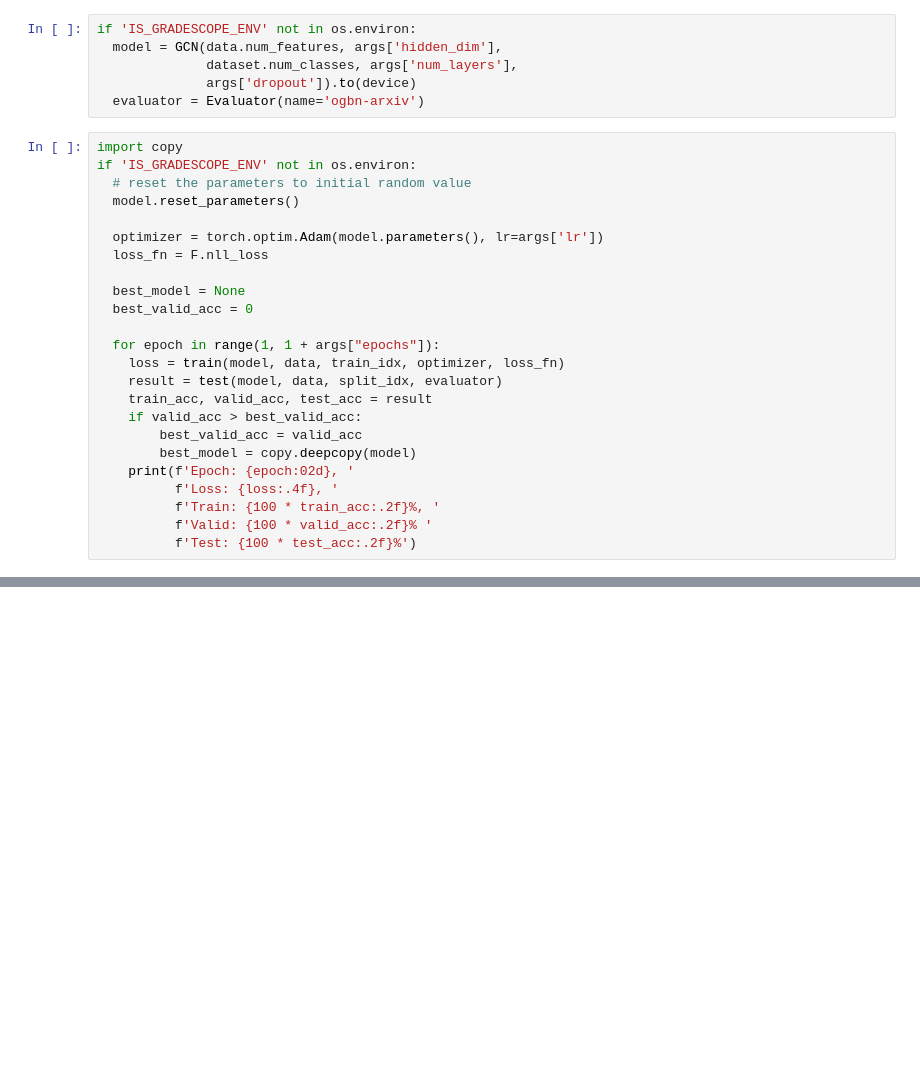
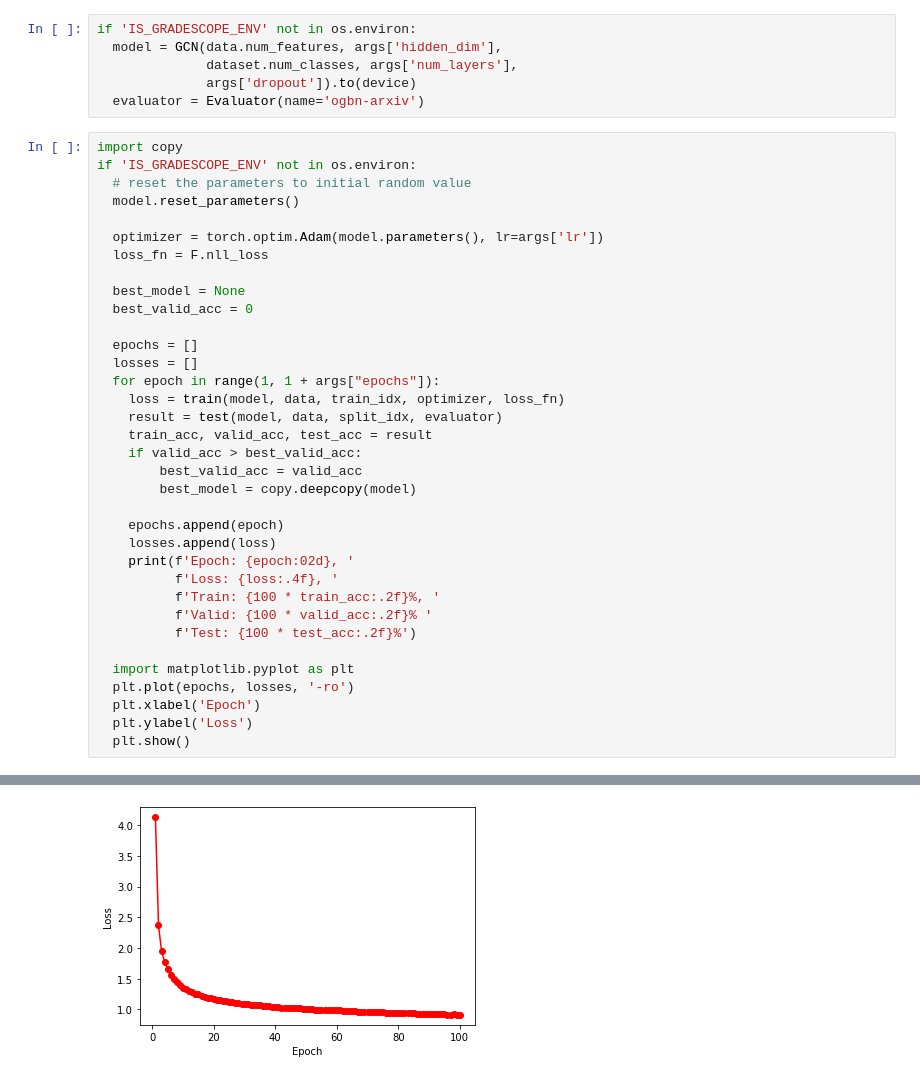
Before and after one commit to AdrianTanTeckKeng/GNN, a Jupyter notebook: 2. GCNN/GCNN.ipynb, the cells around one changed output, grey strips where cells are left out. Cells and saved outputs as stored; diff of their text form; blank space fills up the shorter version.

```diff
--- a/2. GCNN/GCNN.ipynb
+++ b/2. GCNN/GCNN.ipynb
@@ -147,6 +180,8 @@ if 'IS_GRADESCOPE_ENV' not in os.environ:
   best_model = None
   best_valid_acc = 0
 
+  epochs = []
+  losses = []
   for epoch in range(1, 1 + args["epochs"]):
     loss = train(model, data, train_idx, optimizer, loss_fn)
     result = test(model, data, split_idx, evaluator)
@@ -154,9 +189,18 @@ if 'IS_GRADESCOPE_ENV' not in os.environ:
     if valid_acc > best_valid_acc:
         best_valid_acc = valid_acc
         best_model = copy.deepcopy(model)
+
+    epochs.append(epoch)
+    losses.append(loss)
     print(f'Epoch: {epoch:02d}, '
           f'Loss: {loss:.4f}, '
           f'Train: {100 * train_acc:.2f}%, '
           f'Valid: {100 * valid_acc:.2f}% '
           f'Test: {100 * test_acc:.2f}%')
+
+  import matplotlib.pyplot as plt
+  plt.plot(epochs, losses, '-ro')
+  plt.xlabel('Epoch')
+  plt.ylabel('Loss')
+  plt.show()
 # %% [output]
@@ -179,0 +224 @@ Epoch: 100, Loss: 0.9110, Train: 73.80%, Valid: 71.96% Test: 71.13%
+[figure, added]
```
Also changed, not shown: parts of 17 cells of this notebook.
